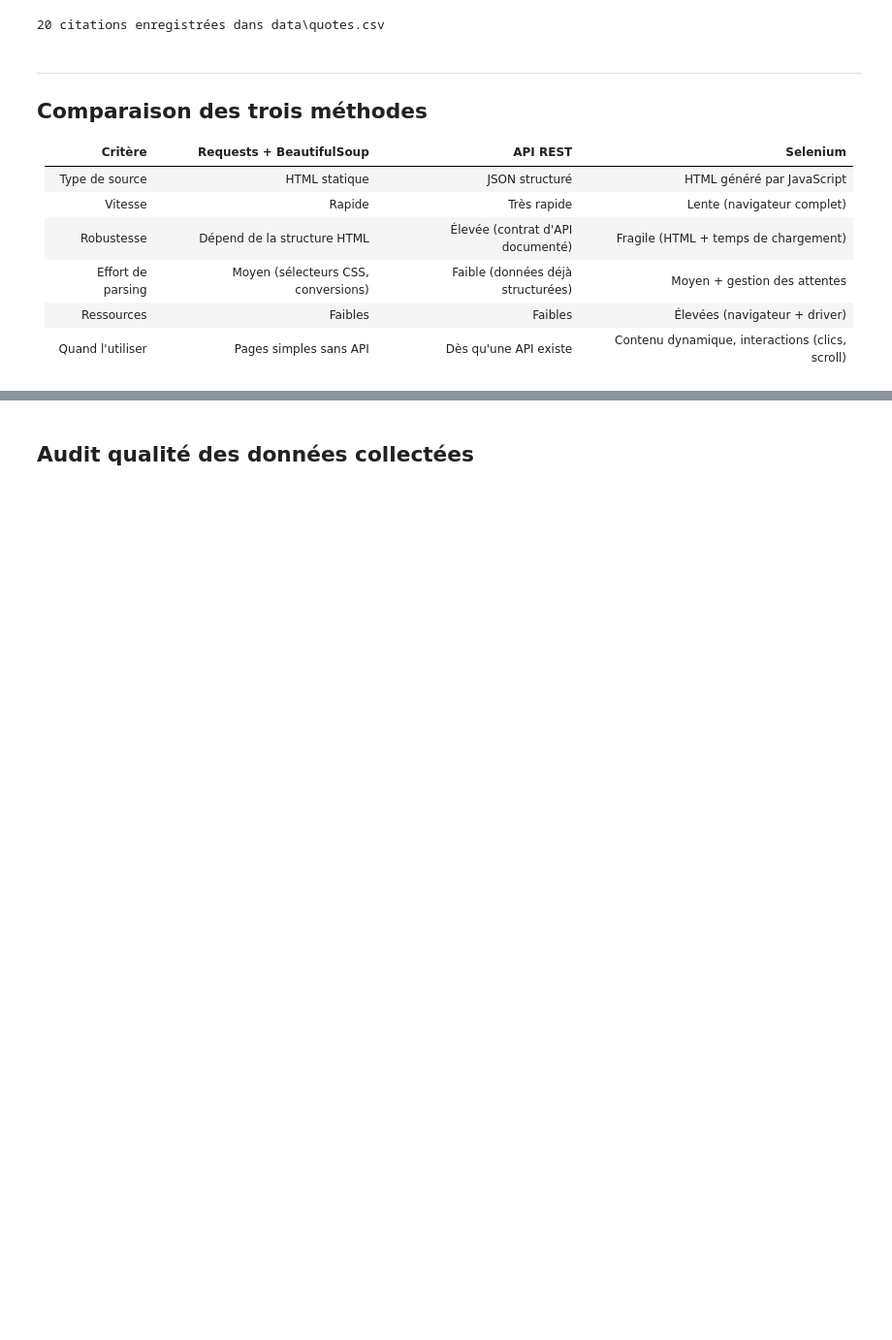
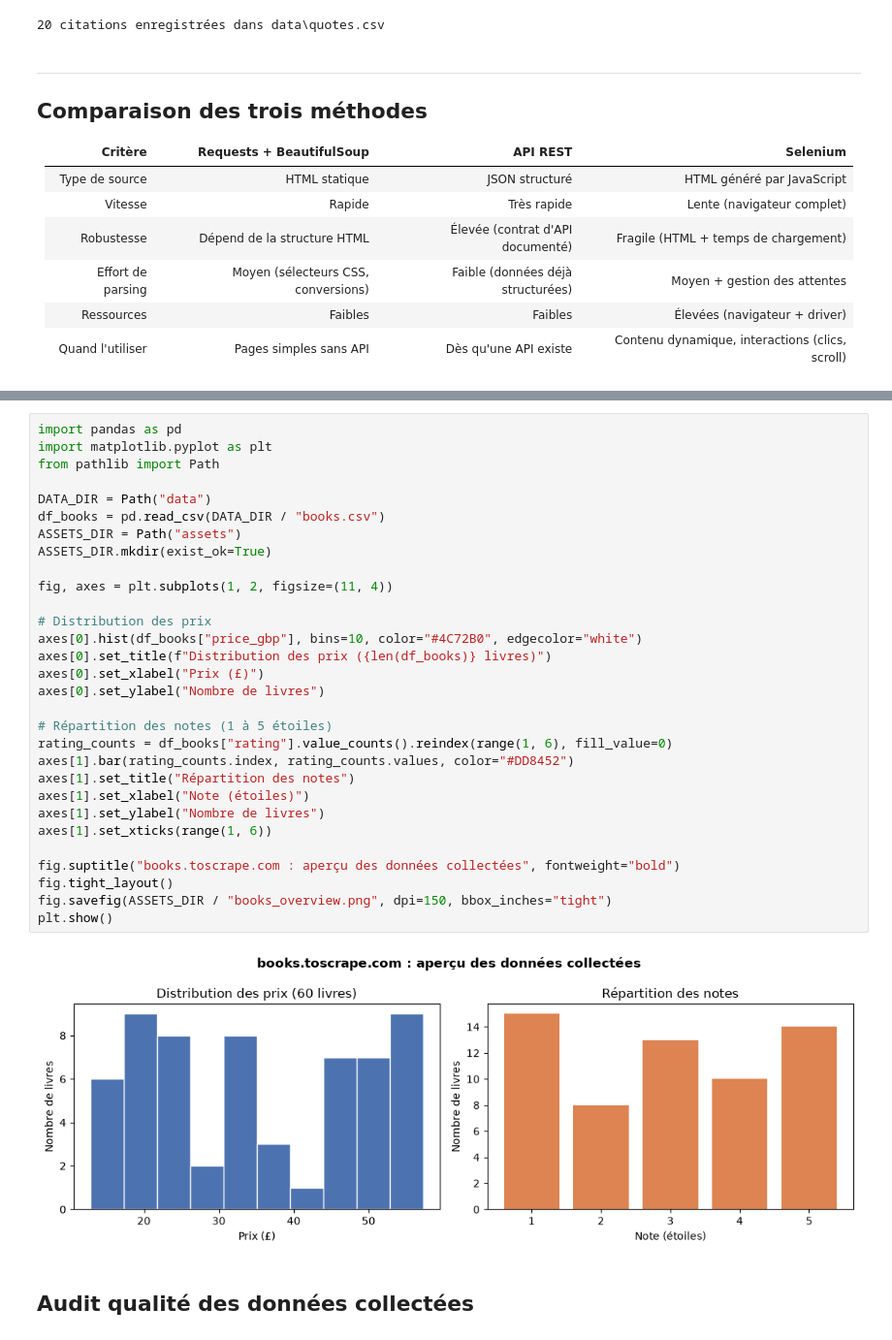
Before and after one commit to saifeddinenajid0-prog/data-hunter-challenge, a Jupyter notebook: data_hunter_challenge.ipynb, the cells around one changed output, grey strips where cells are left out. Shown at 97% size. Cells and saved outputs as stored; diff of their text form; blank space fills up the shorter version.

Commit message:
Visualisation : distribution des prix et des notes

```diff
--- a/data_hunter_challenge.ipynb
+++ b/data_hunter_challenge.ipynb
@@ -371,3 +377,35 @@ print(f"{len(df_quotes)} citations enregistrées dans {DATA_DIR / 'quotes.csv'}"
+# %%
+import pandas as pd
+import matplotlib.pyplot as plt
+from pathlib import Path
+
+DATA_DIR = Path("data")
+df_books = pd.read_csv(DATA_DIR / "books.csv")
+ASSETS_DIR = Path("assets")
+ASSETS_DIR.mkdir(exist_ok=True)
+
+fig, axes = plt.subplots(1, 2, figsize=(11, 4))
+
+# Distribution des prix
+axes[0].hist(df_books["price_gbp"], bins=10, color="#4C72B0", edgecolor="white")
+axes[0].set_title(f"Distribution des prix ({len(df_books)} livres)")
+axes[0].set_xlabel("Prix (£)")
+axes[0].set_ylabel("Nombre de livres")
+
+# Répartition des notes (1 à 5 étoiles)
+rating_counts = df_books["rating"].value_counts().reindex(range(1, 6), fill_value=0)
+axes[1].bar(rating_counts.index, rating_counts.values, color="#DD8452")
+axes[1].set_title("Répartition des notes")
+axes[1].set_xlabel("Note (étoiles)")
+axes[1].set_ylabel("Nombre de livres")
+axes[1].set_xticks(range(1, 6))
+
+fig.suptitle("books.toscrape.com : aperçu des données collectées", fontweight="bold")
+fig.tight_layout()
+fig.savefig(ASSETS_DIR / "books_overview.png", dpi=150, bbox_inches="tight")
+plt.show()
+# %% [output]
+[figure, added]
 # %% [markdown]
 ## Audit qualité des données collectées
 # %%
```
Also changed, not shown: parts of 2 cells of this notebook, 2 other files.
